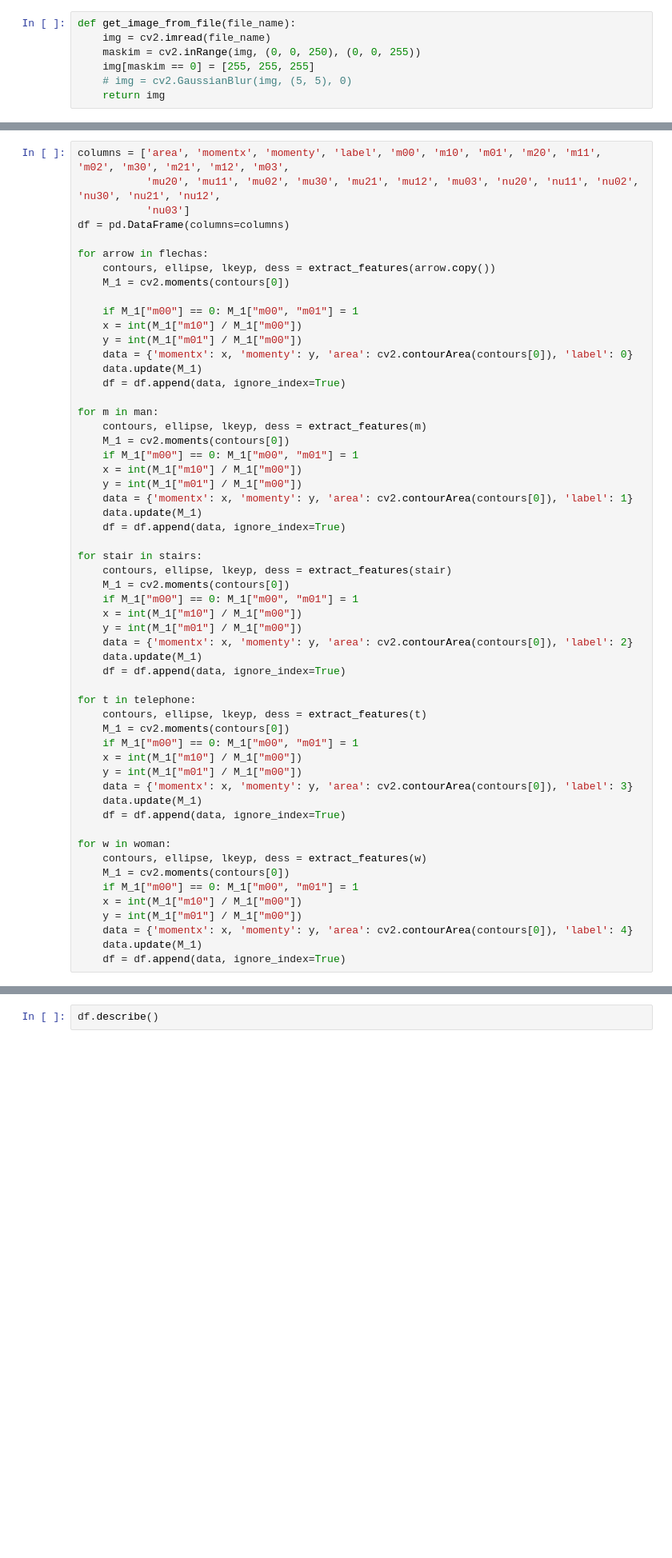
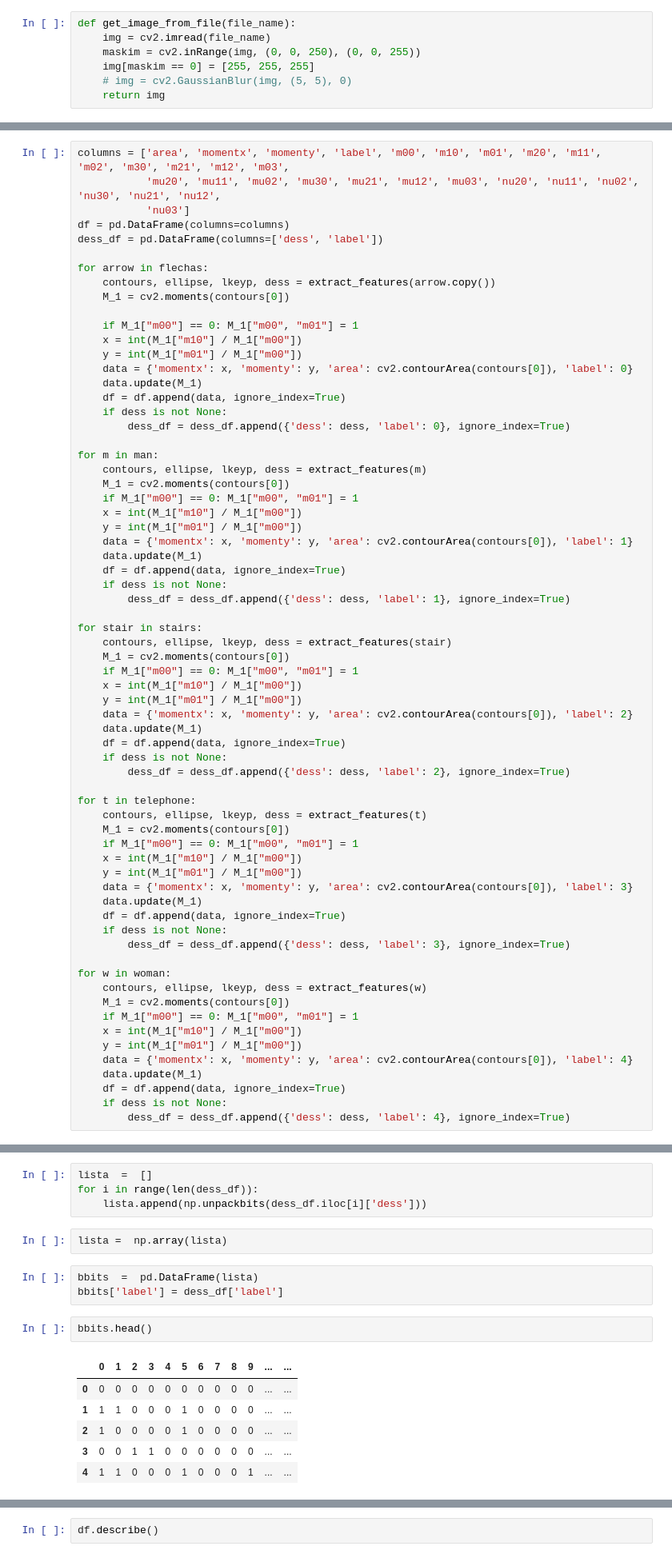
Before and after one commit to Manolets/Robotica, a Jupyter notebook: codigo_alumnos2021/marcas_rdf/marcas.ipynb, the cells around one changed output, grey strips where cells are left out. Shown at 80% size. Drawn from its saved outputs; the diff is of its cells as text; blank space fills up the shorter version.

```diff
--- a/codigo_alumnos2021/marcas_rdf/marcas.ipynb
+++ b/codigo_alumnos2021/marcas_rdf/marcas.ipynb
@@ -146,6 +146,7 @@ columns = ['area', 'momentx', 'momenty', 'label', 'm00', 'm10', 'm01', 'm20', 'm
            'mu20', 'mu11', 'mu02', 'mu30', 'mu21', 'mu12', 'mu03', 'nu20', 'nu11', 'nu02', 'nu30', 'nu21', 'nu12',
            'nu03']
 df = pd.DataFrame(columns=columns)
+dess_df = pd.DataFrame(columns=['dess', 'label'])
 
 for arrow in flechas:
 	contours, ellipse, lkeyp, dess = extract_features(arrow.copy())
@@ -157,6 +158,8 @@ for arrow in flechas:
 	data = {'momentx': x, 'momenty': y, 'area': cv2.contourArea(contours[0]), 'label': 0}
 	data.update(M_1)
 	df = df.append(data, ignore_index=True)
+	if dess is not None:
+		dess_df = dess_df.append({'dess': dess, 'label': 0}, ignore_index=True)
 
 for m in man:
 	contours, ellipse, lkeyp, dess = extract_features(m)
@@ -167,6 +170,8 @@ for m in man:
 	data = {'momentx': x, 'momenty': y, 'area': cv2.contourArea(contours[0]), 'label': 1}
 	data.update(M_1)
 	df = df.append(data, ignore_index=True)
+	if dess is not None:
+		dess_df = dess_df.append({'dess': dess, 'label': 1}, ignore_index=True)
 
 for stair in stairs:
 	contours, ellipse, lkeyp, dess = extract_features(stair)
@@ -177,6 +182,8 @@ for stair in stairs:
 	data = {'momentx': x, 'momenty': y, 'area': cv2.contourArea(contours[0]), 'label': 2}
 	data.update(M_1)
 	df = df.append(data, ignore_index=True)
+	if dess is not None:
+		dess_df = dess_df.append({'dess': dess, 'label': 2}, ignore_index=True)
 
 for t in telephone:
 	contours, ellipse, lkeyp, dess = extract_features(t)
@@ -187,6 +194,8 @@ for t in telephone:
 	data = {'momentx': x, 'momenty': y, 'area': cv2.contourArea(contours[0]), 'label': 3}
 	data.update(M_1)
 	df = df.append(data, ignore_index=True)
+	if dess is not None:
+		dess_df = dess_df.append({'dess': dess, 'label': 3}, ignore_index=True)
 
 for w in woman:
 	contours, ellipse, lkeyp, dess = extract_features(w)
@@ -197,3 +206,5 @@ for w in woman:
 	data = {'momentx': x, 'momenty': y, 'area': cv2.contourArea(contours[0]), 'label': 4}
 	data.update(M_1)
 	df = df.append(data, ignore_index=True)
+	if dess is not None:
+		dess_df = dess_df.append({'dess': dess, 'label': 4}, ignore_index=True)
@@ -199,0 +224,18 @@ for w in woman:
+# %%
+lista  =  []
+for i in range(len(dess_df)):
+	lista.append(np.unpackbits(dess_df.iloc[i]['dess']))
+# %%
+lista =  np.array(lista)
+# %%
+bbits  =  pd.DataFrame(lista)
+bbits['label'] = dess_df['label']
+# %%
+bbits.head()
+# %% [output]
+|  | 0 | 1 | 2 | 3 | 4 | 5 | 6 | 7 | 8 | 9 | ... | ... |
+| 0 | 0 | 0 | 0 | 0 | 0 | 0 | 0 | 0 | 0 | 0 | ... | ... |
+| 1 | 1 | 1 | 0 | 0 | 0 | 1 | 0 | 0 | 0 | 0 | ... | ... |
+| 2 | 1 | 0 | 0 | 0 | 0 | 1 | 0 | 0 | 0 | 0 | ... | ... |
+| 3 | 0 | 0 | 1 | 1 | 0 | 0 | 0 | 0 | 0 | 0 | ... | ... |
+| 4 | 1 | 1 | 0 | 0 | 0 | 1 | 0 | 0 | 0 | 1 | ... | ... |
```
Also changed, not shown: parts of 6 cells of this notebook, 1 other file.
